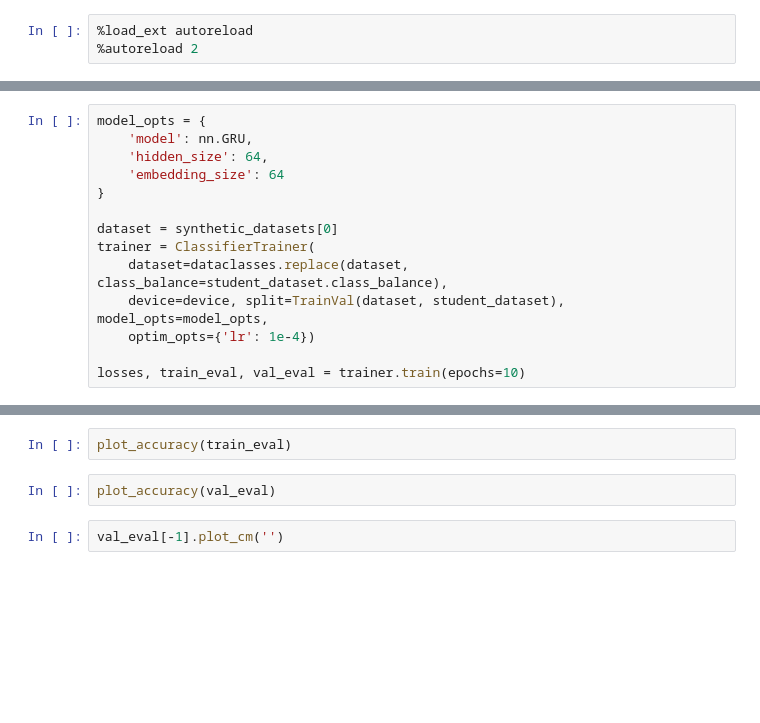
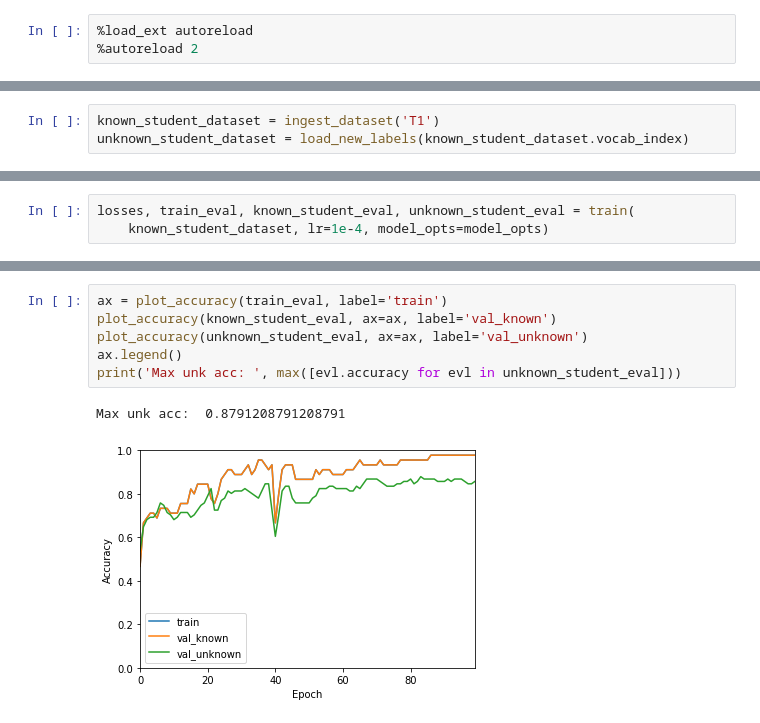
Before and after one commit to willcrichton/autoplan, a Jupyter notebook: notebooks/rainfall/synthetic_classifier_deepdive.ipynb, the cells around one changed output, grey strips where cells are left out. Drawn from its saved outputs; the diff is of its cells as text; blank space fills up the shorter version.

```diff
--- a/notebooks/rainfall/synthetic_classifier_deepdive.ipynb
+++ b/notebooks/rainfall/synthetic_classifier_deepdive.ipynb
@@ -27,0 +28,3 @@ Skipped 16 programs
+# %%
+known_student_dataset = ingest_dataset('T1')
+unknown_student_dataset = load_new_labels(known_student_dataset.vocab_index)
@@ -44,14 +72,0 @@ synthetic_datasets = par_for(build, range(K), process=False, workers=1)
-# %%
-model_opts = {
-    'model': nn.GRU,
-    'hidden_size': 64,
-    'embedding_size': 64
-}
-
-dataset = synthetic_datasets[0]
-trainer = ClassifierTrainer(
-    dataset=dataclasses.replace(dataset, class_balance=student_dataset.class_balance),
-    device=device, split=TrainVal(dataset, student_dataset), model_opts=model_opts,
-    optim_opts={'lr': 1e-4})
-
-losses, train_eval, val_eval = trainer.train(epochs=10)
@@ -59,0 +119,3 @@ losses, train_eval, val_eval = trainer.train(epochs=10)
+# %%
+losses, train_eval, known_student_eval, unknown_student_eval = train(
+    known_student_dataset, lr=1e-4, model_opts=model_opts)
@@ -62,6 +129,9 @@ plot_loss(losses)
-# %%
-plot_accuracy(train_eval)
-# %%
-plot_accuracy(val_eval)
-# %%
-val_eval[-1].plot_cm('')
+# %%
+ax = plot_accuracy(train_eval, label='train')
+plot_accuracy(known_student_eval, ax=ax, label='val_known')
+plot_accuracy(unknown_student_eval, ax=ax, label='val_unknown')
+ax.legend()
+print('Max unk acc: ', max([evl.accuracy for evl in unknown_student_eval]))
+# %% [output]
+Max unk acc:  0.8791208791208791
+[figure, added]
```
Also changed, not shown: parts of 33 cells of this notebook, 18 other files.
